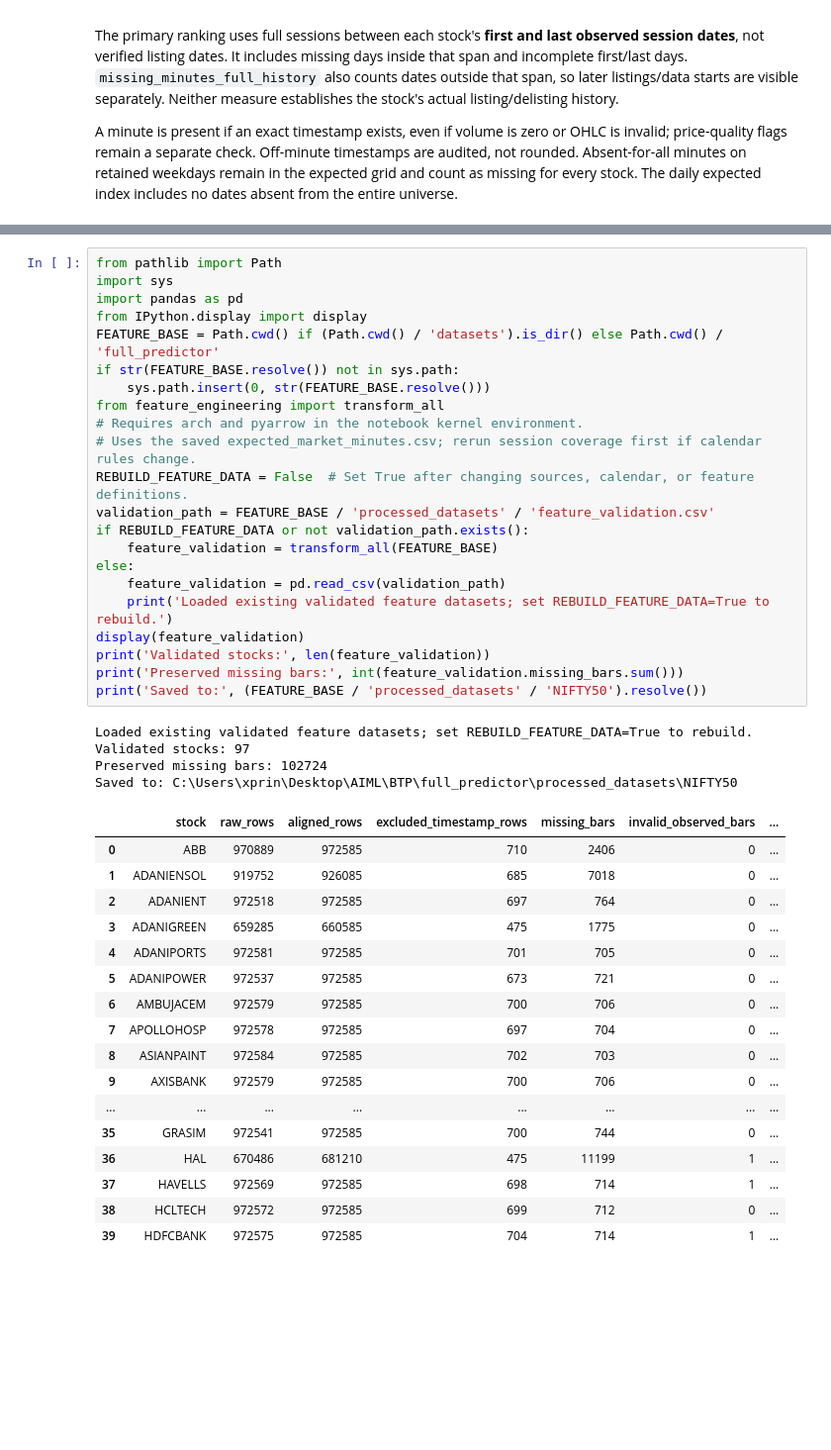
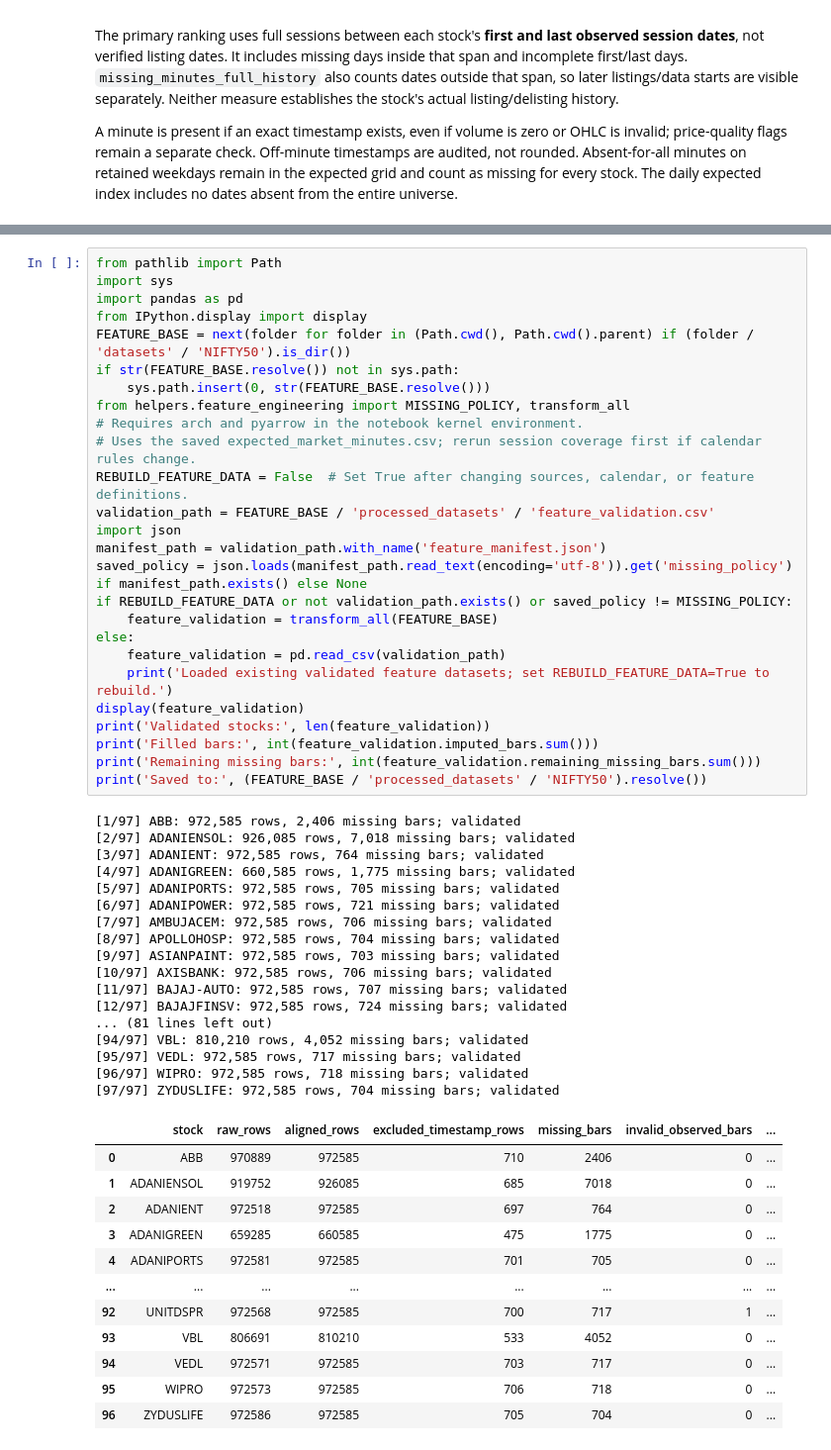
Before and after one commit to Princekumarofficial/potential-octo-sniffle, a Jupyter notebook: full_predictor/eda/eda.ipynb, the cells around one changed output, grey strips where cells are left out. Shown at 99% size. Drawn from its saved outputs; the diff is of its cells as text; blank space fills up the shorter version.

```diff
--- a/full_predictor/eda/eda.ipynb
+++ b/full_predictor/eda/eda.ipynb
@@ -683,44 +774,56 @@ Features describe information available at each bar's close. Targets must be in
 # %%
 from pathlib import Path
 import sys
 import pandas as pd
 from IPython.display import display
-FEATURE_BASE = Path.cwd() if (Path.cwd() / 'datasets').is_dir() else Path.cwd() / 'full_predictor'
+FEATURE_BASE = next(folder for folder in (Path.cwd(), Path.cwd().parent) if (folder / 'datasets' / 'NIFTY50').is_dir())
 if str(FEATURE_BASE.resolve()) not in sys.path:
     sys.path.insert(0, str(FEATURE_BASE.resolve()))
-from feature_engineering import transform_all
+from helpers.feature_engineering import MISSING_POLICY, transform_all
 # Requires arch and pyarrow in the notebook kernel environment.
 # Uses the saved expected_market_minutes.csv; rerun session coverage first if calendar rules change.
 REBUILD_FEATURE_DATA = False  # Set True after changing sources, calendar, or feature definitions.
 validation_path = FEATURE_BASE / 'processed_datasets' / 'feature_validation.csv'
-if REBUILD_FEATURE_DATA or not validation_path.exists():
+import json
+manifest_path = validation_path.with_name('feature_manifest.json')
+saved_policy = json.loads(manifest_path.read_text(encoding='utf-8')).get('missing_policy') if manifest_path.exists() else None
+if REBUILD_FEATURE_DATA or not validation_path.exists() or saved_policy != MISSING_POLICY:
     feature_validation = transform_all(FEATURE_BASE)
 else:
     feature_validation = pd.read_csv(validation_path)
     print('Loaded existing validated feature datasets; set REBUILD_FEATURE_DATA=True to rebuild.')
 display(feature_validation)
 print('Validated stocks:', len(feature_validation))
-print('Preserved missing bars:', int(feature_validation.missing_bars.sum()))
+print('Filled bars:', int(feature_validation.imputed_bars.sum()))
+print('Remaining missing bars:', int(feature_validation.remaining_missing_bars.sum()))
 print('Saved to:', (FEATURE_BASE / 'processed_datasets' / 'NIFTY50').resolve())
 # %% [output]
-Loaded existing validated feature datasets; set REBUILD_FEATURE_DATA=True to rebuild.
-Validated stocks: 97
-Preserved missing bars: 102724
-Saved to: C:\Users\xprin\Desktop\AIML\BTP\full_predictor\processed_datasets\NIFTY50
+[1/97] ABB: 972,585 rows, 2,406 missing bars; validated
+[2/97] ADANIENSOL: 926,085 rows, 7,018 missing bars; validated
+[3/97] ADANIENT: 972,585 rows, 764 missing bars; validated
+[4/97] ADANIGREEN: 660,585 rows, 1,775 missing bars; validated
+[5/97] ADANIPORTS: 972,585 rows, 705 missing bars; validated
+[6/97] ADANIPOWER: 972,585 rows, 721 missing bars; validated
+[7/97] AMBUJACEM: 972,585 rows, 706 missing bars; validated
+[8/97] APOLLOHOSP: 972,585 rows, 704 missing bars; validated
+[9/97] ASIANPAINT: 972,585 rows, 703 missing bars; validated
+[10/97] AXISBANK: 972,585 rows, 706 missing bars; validated
+[11/97] BAJAJ-AUTO: 972,585 rows, 707 missing bars; validated
+[12/97] BAJAJFINSV: 972,585 rows, 724 missing bars; validated
+... (81 lines left out)
+[94/97] VBL: 810,210 rows, 4,052 missing bars; validated
+[95/97] VEDL: 972,585 rows, 717 missing bars; validated
+[96/97] WIPRO: 972,585 rows, 718 missing bars; validated
+[97/97] ZYDUSLIFE: 972,585 rows, 704 missing bars; validated
 |  | stock | raw_rows | aligned_rows | excluded_timestamp_rows | missing_bars | invalid_observed_bars | ... |
 | 0 | ABB | 970889 | 972585 | 710 | 2406 | 0 | ... |
 | 1 | ADANIENSOL | 919752 | 926085 | 685 | 7018 | 0 | ... |
 | 2 | ADANIENT | 972518 | 972585 | 697 | 764 | 0 | ... |
 | 3 | ADANIGREEN | 659285 | 660585 | 475 | 1775 | 0 | ... |
 | 4 | ADANIPORTS | 972581 | 972585 | 701 | 705 | 0 | ... |
-| 5 | ADANIPOWER | 972537 | 972585 | 673 | 721 | 0 | ... |
-| 6 | AMBUJACEM | 972579 | 972585 | 700 | 706 | 0 | ... |
-| 7 | APOLLOHOSP | 972578 | 972585 | 697 | 704 | 0 | ... |
-| 8 | ASIANPAINT | 972584 | 972585 | 702 | 703 | 0 | ... |
-| 9 | AXISBANK | 972579 | 972585 | 700 | 706 | 0 | ... |
 | ... | ... | ... | ... | ... | ... | ... | ... |
-| 35 | GRASIM | 972541 | 972585 | 700 | 744 | 0 | ... |
-| 36 | HAL | 670486 | 681210 | 475 | 11199 | 1 | ... |
-| 37 | HAVELLS | 972569 | 972585 | 698 | 714 | 1 | ... |
-| 38 | HCLTECH | 972572 | 972585 | 699 | 712 | 0 | ... |
-| 39 | HDFCBANK | 972575 | 972585 | 704 | 714 | 1 | ... |
+| 92 | UNITDSPR | 972568 | 972585 | 700 | 717 | 1 | ... |
+| 93 | VBL | 806691 | 810210 | 533 | 4052 | 0 | ... |
+| 94 | VEDL | 972571 | 972585 | 703 | 717 | 0 | ... |
+| 95 | WIPRO | 972573 | 972585 | 706 | 718 | 0 | ... |
+| 96 | ZYDUSLIFE | 972586 | 972585 | 705 | 704 | 0 | ... |
```
Also changed, not shown: parts of 9 cells of this notebook, 18 other files.
